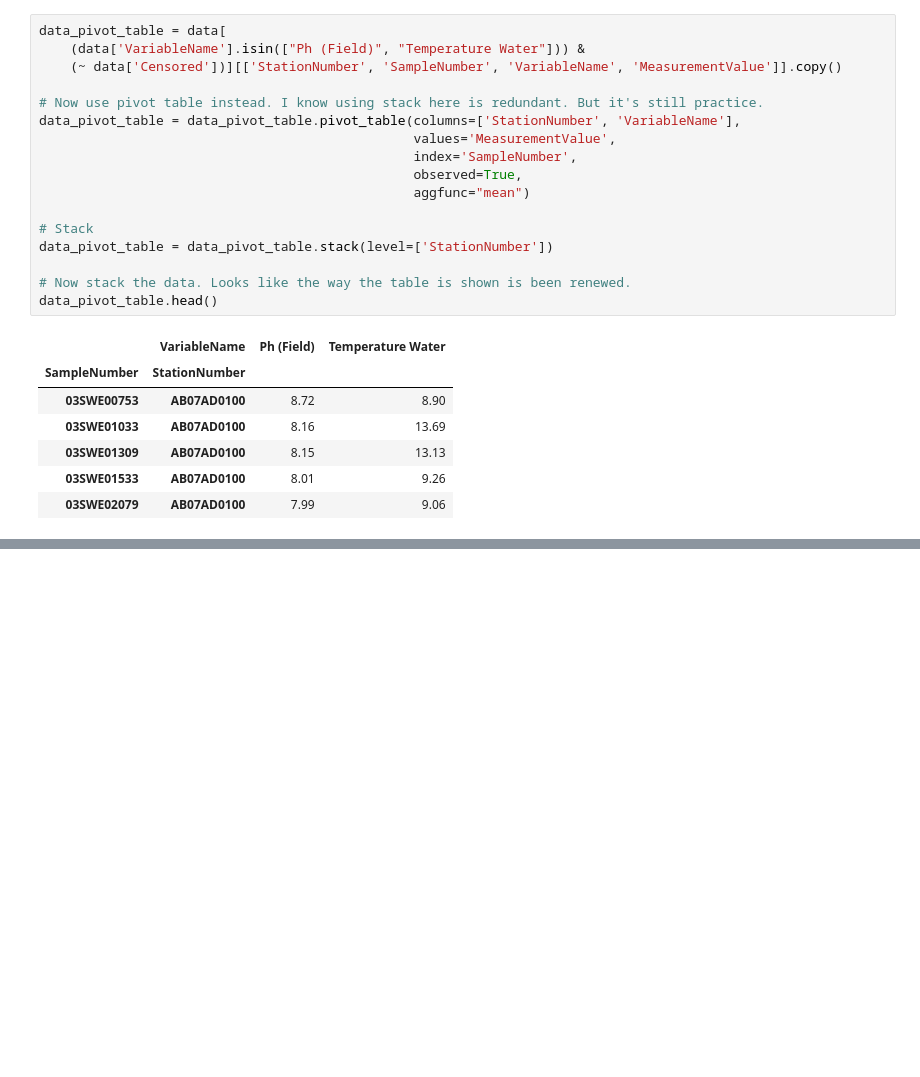
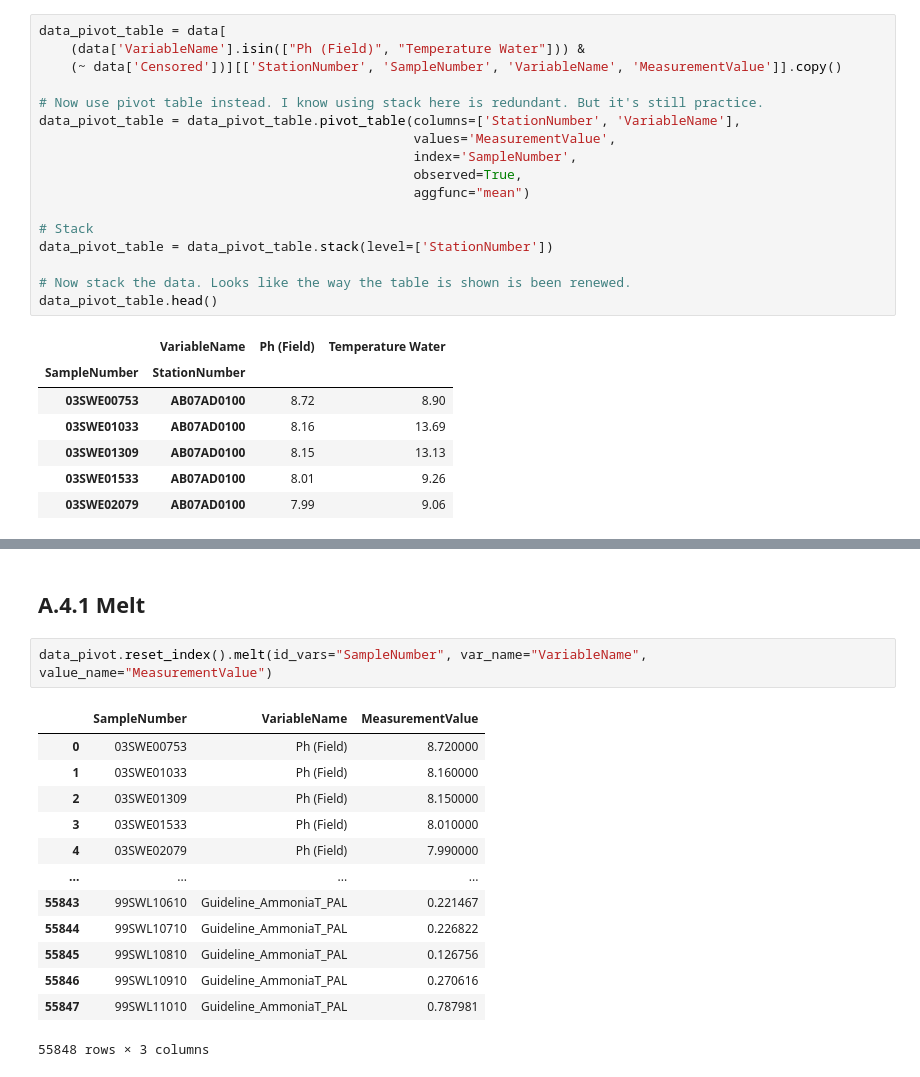
Before and after one commit to mjdzr/AB-WQ, a Jupyter notebook: notebooks/data_cleaning.ipynb, the cells around one changed output, grey strips where cells are left out. Cells and saved outputs as stored; diff of their text form; blank space fills up the shorter version.

```diff
--- a/notebooks/data_cleaning.ipynb
+++ b/notebooks/data_cleaning.ipynb
@@ -401,0 +409,18 @@ Index(['ProjectNumber', 'SampleNumber', 'ContinentalRiverBasinCode',
+# %% [markdown]
+## A.4.1 Melt
+# %%
+data_pivot.reset_index().melt(id_vars="SampleNumber", var_name="VariableName", value_name="MeasurementValue")
+# %% [output]
+|  | SampleNumber | VariableName | MeasurementValue |
+| 0 | 03SWE00753 | Ph (Field) | 8.720000 |
+| 1 | 03SWE01033 | Ph (Field) | 8.160000 |
+| 2 | 03SWE01309 | Ph (Field) | 8.150000 |
+| 3 | 03SWE01533 | Ph (Field) | 8.010000 |
+| 4 | 03SWE02079 | Ph (Field) | 7.990000 |
+| ... | ... | ... | ... |
+| 55843 | 99SWL10610 | Guideline_AmmoniaT_PAL | 0.221467 |
+| 55844 | 99SWL10710 | Guideline_AmmoniaT_PAL | 0.226822 |
+| 55845 | 99SWL10810 | Guideline_AmmoniaT_PAL | 0.126756 |
+| 55846 | 99SWL10910 | Guideline_AmmoniaT_PAL | 0.270616 |
+| 55847 | 99SWL11010 | Guideline_AmmoniaT_PAL | 0.787981 |
+55848 rows × 3 columns
```
Also changed, not shown: parts of 6 cells of this notebook.
